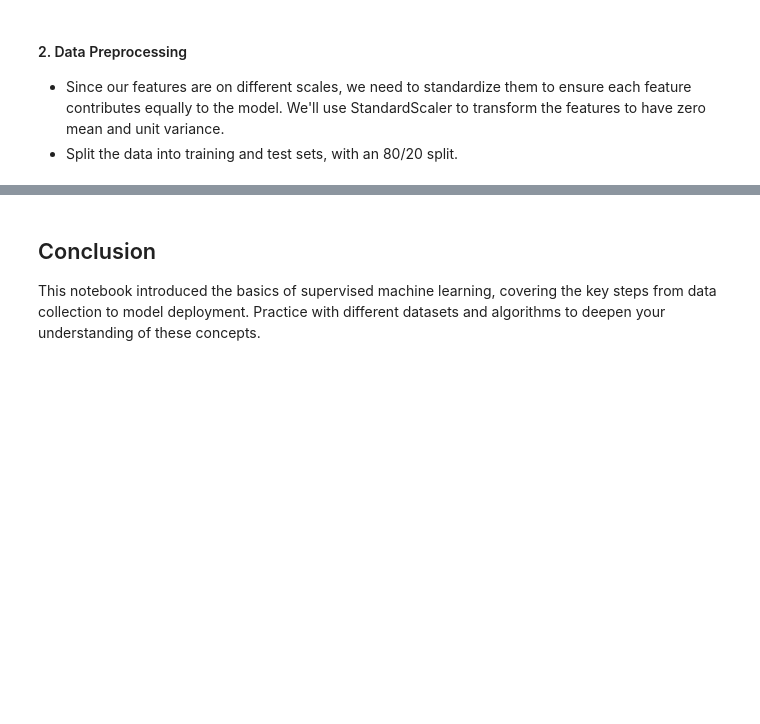
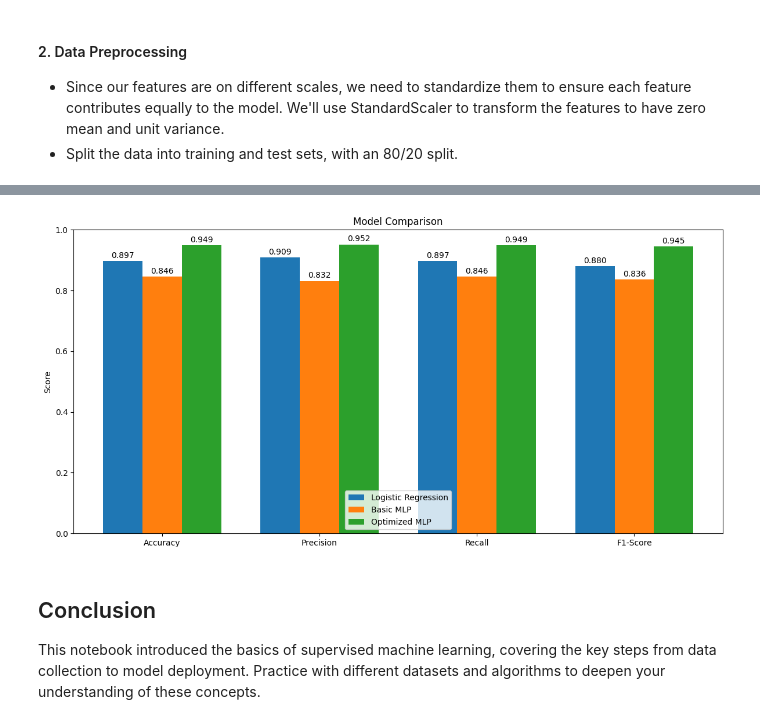
Before and after one commit to araanam04/bme3053c, a Jupyter notebook: lessons/09_Supervised_Machine_Learning.ipynb, the cells around one changed output, grey strips where cells are left out. Saved outputs shown, nothing was run; the diff lists cells and outputs as text; code cells hidden in the pictures; blank space fills up the shorter version.

```diff
--- a/lessons/09_Supervised_Machine_Learning.ipynb
+++ b/lessons/09_Supervised_Machine_Learning.ipynb
@@ -707,2 +829,96 @@ X_train, X_test, y_train, y_test = train_test_split(X_scaled, y, test_size=0.2,
 # %%
 #Bonus: Try tuning the hyperparameters of the MLPClassifier to improve performance!
+# %%
+from sklearn.model_selection import GridSearchCV
+
+# Define parameter grid to search
+param_grid = {
+    'hidden_layer_sizes': [(50,), (100,), (50, 50), (100, 50), (100, 100)],
+    'activation': ['relu', 'tanh'],
+    'alpha': [0.0001, 0.001, 0.01],
+    'learning_rate': ['constant', 'adaptive'],
+    'max_iter': [1000]
+}
+
+# Initialize the MLPClassifier
+mlp = MLPClassifier(random_state=42, early_stopping=True)
+
+# Perform grid search with cross-validation
+grid_search = GridSearchCV(
+    mlp,
+    param_grid,
+    cv=5,  # 5-fold cross-validation
+    scoring='f1_weighted',
+    n_jobs=-1  # Use all available CPU cores
+)
+
+# Fit the grid search
+print("Starting grid search - this may take a few minutes...")
+grid_search.fit(X_train, y_train)
+
+# Print best parameters and score
+print("\nBest parameters found:")
+print(grid_search.best_params_)
+print(f"\nBest cross-validation score: {grid_search.best_score_:.3f}")
+
+# Train final model with best parameters
+best_mlp = MLPClassifier(**grid_search.best_params_, random_state=42)
+best_mlp.fit(X_train, y_train)
+
+# Make predictions
+best_mlp_pred = best_mlp.predict(X_test)
+
+# Print evaluation metrics
+print("\nOptimized MLP Results:")
+print("-" * 30)
+print(f"Accuracy: {accuracy_score(y_test, best_mlp_pred):.3f}")
+print("\nClassification Report:")
+print(classification_report(y_test, best_mlp_pred))
+
+# Compare all models
+metrics = ['Accuracy', 'Precision', 'Recall', 'F1-Score']
+lr_scores = [
+    accuracy_score(y_test, lr_pred),
+    precision_score(y_test, lr_pred, average='weighted'),
+    recall_score(y_test, lr_pred, average='weighted'),
+    f1_score(y_test, lr_pred, average='weighted')
+]
+mlp_scores = [
+    accuracy_score(y_test, mlp_pred),
+    precision_score(y_test, mlp_pred, average='weighted'),
+    recall_score(y_test, mlp_pred, average='weighted'),
+    f1_score(y_test, mlp_pred, average='weighted')
+]
+best_mlp_scores = [
+    accuracy_score(y_test, best_mlp_pred),
+    precision_score(y_test, best_mlp_pred, average='weighted'),
+    recall_score(y_test, best_mlp_pred, average='weighted'),
+    f1_score(y_test, best_mlp_pred, average='weighted')
+]
+
+# Create comparison plot
+plt.figure(figsize=(12, 6))
+x = np.arange(len(metrics))
+width = 0.25
+
+plt.bar(x - width, lr_scores, width, label='Logistic Regression')
+plt.bar(x, mlp_scores, width, label='Basic MLP')
+plt.bar(x + width, best_mlp_scores, width, label='Optimized MLP')
+
+plt.ylabel('Score')
+plt.title('Model Comparison')
+plt.xticks(x, metrics)
+plt.legend()
+plt.ylim(0, 1)
+
+# Add value labels on top of each bar
+for i, v in enumerate(lr_scores):
+    plt.text(i - width, v + 0.01, f'{v:.3f}', ha='center')
+for i, v in enumerate(mlp_scores):
+    plt.text(i, v + 0.01, f'{v:.3f}', ha='center')
+for i, v in enumerate(best_mlp_scores):
+    plt.text(i + width, v + 0.01, f'{v:.3f}', ha='center')
+
+plt.tight_layout()
+plt.show()
+# %% [output]
@@ -709,3 +945,4 @@ X_train, X_test, y_train, y_test = train_test_split(X_scaled, y, test_size=0.2,
+[figure, added]
 # %% [markdown]
 ## Conclusion
 
```
Also changed, not shown: parts of 6 cells of this notebook.
